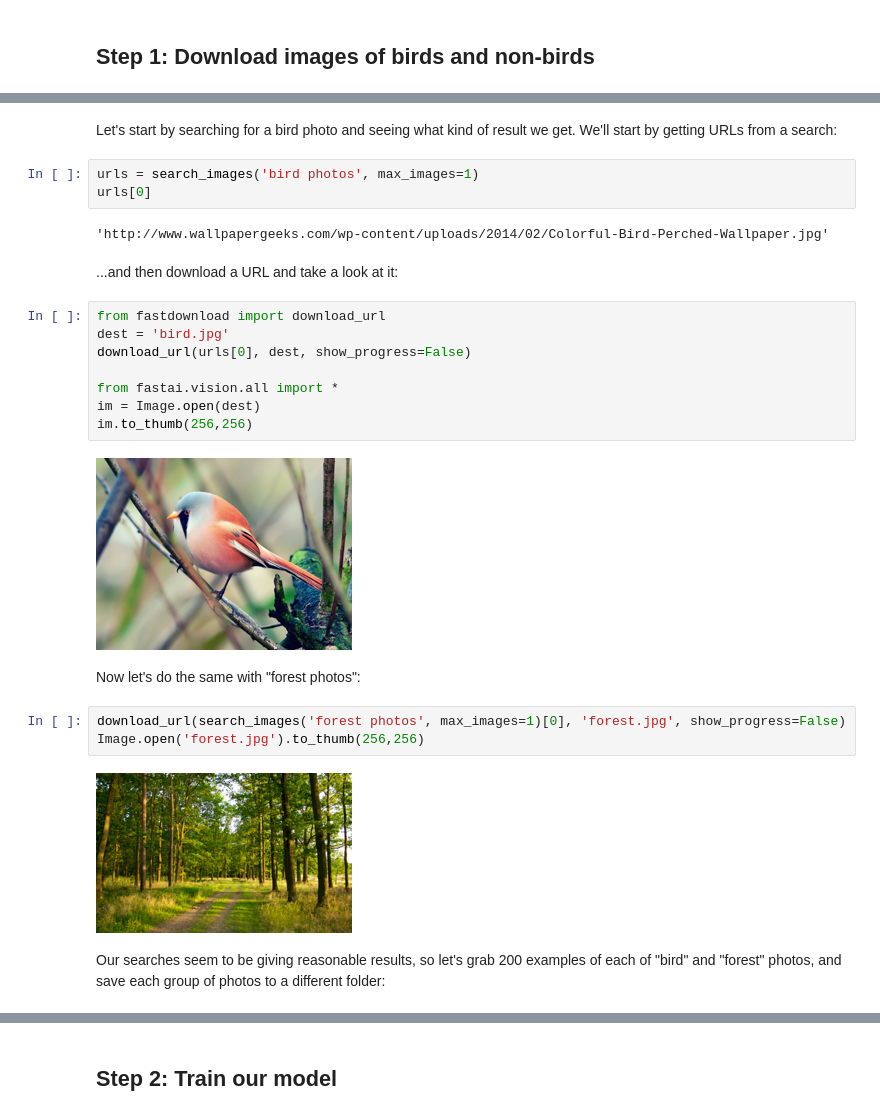
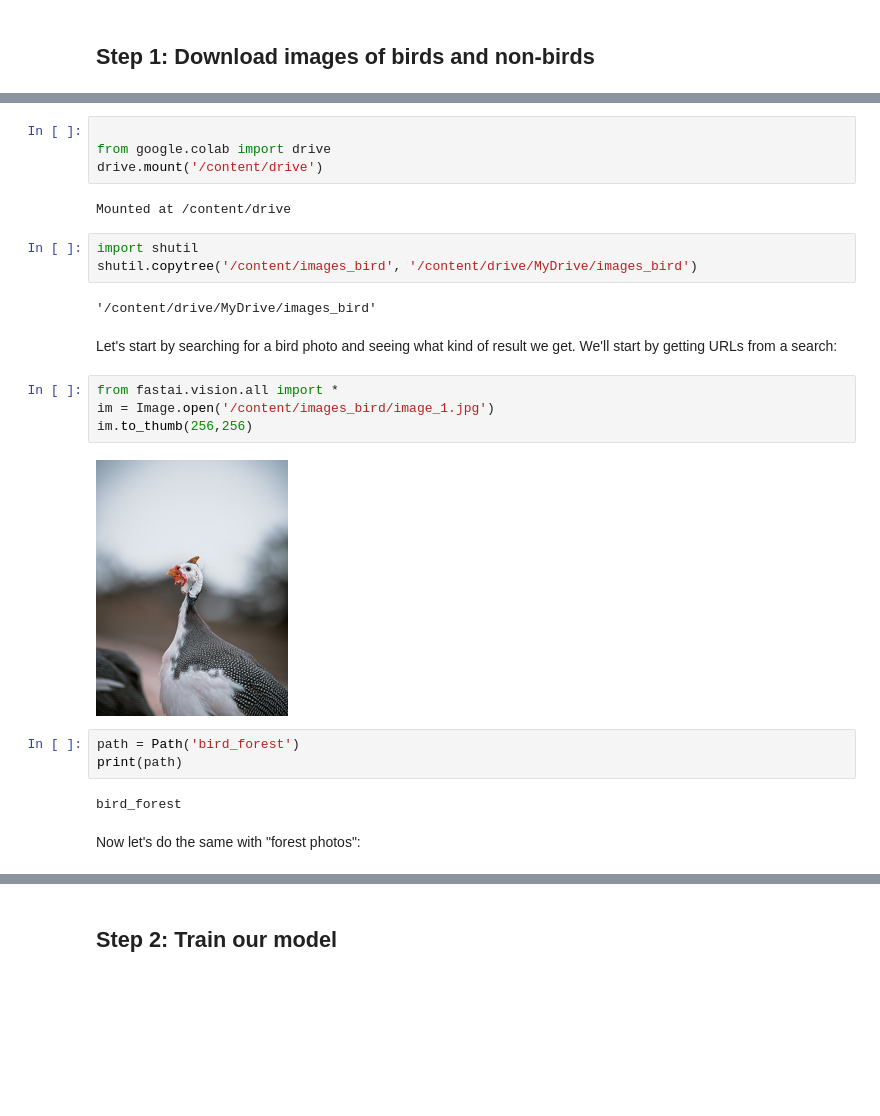
Before and after one commit to khaldon/courseFastAIupdated, a Jupyter notebook: 00-is-it-a-bird-creating-a-model-from-your-own-data.ipynb, the cells around one changed output, grey strips where cells are left out. Saved outputs shown, nothing was run; the diff lists cells and outputs as text; blank space fills up the shorter version.

```diff
--- a/00-is-it-a-bird-creating-a-model-from-your-own-data.ipynb
+++ b/00-is-it-a-bird-creating-a-model-from-your-own-data.ipynb
@@ -89,28 +97,26 @@ def search_images(keywords, max_images=200): return L(DDGS().images(keywords, ma
+# %%
+
+from google.colab import drive
+drive.mount('/content/drive')
+# %% [output]
+Mounted at /content/drive
+# %%
+import shutil
+shutil.copytree('/content/images_bird', '/content/drive/MyDrive/images_bird')
+# %% [output]
+'/content/drive/MyDrive/images_bird'
 # %% [markdown]
 Let's start by searching for a bird photo and seeing what kind of result we get. We'll start by getting URLs from a search:
-# %%
-urls = search_images('bird photos', max_images=1)
-urls[0]
-# %% [output]
-'http://www.wallpapergeeks.com/wp-content/uploads/2014/02/Colorful-Bird-Perched-Wallpaper.jpg'
-# %% [markdown]
-...and then download a URL and take a look at it:
 # %%
-from fastdownload import download_url
-dest = 'bird.jpg'
-download_url(urls[0], dest, show_progress=False)
-
 from fastai.vision.all import *
-im = Image.open(dest)
+im = Image.open('/content/images_bird/image_1.jpg')
 im.to_thumb(256,256)
 # %% [output]
-[figure, old version]
+[figure, new version]
+# %%
+path = Path('bird_forest')
+print(path)
+# %% [output]
+bird_forest
 # %% [markdown]
 Now let's do the same with "forest photos":
-# %%
-download_url(search_images('forest photos', max_images=1)[0], 'forest.jpg', show_progress=False)
-Image.open('forest.jpg').to_thumb(256,256)
-# %% [output]
-[figure, removed]
-# %% [markdown]
-Our searches seem to be giving reasonable results, so let's grab 200 examples of each of "bird" and "forest" photos, and save each group of photos to a different folder:
```
Also changed, not shown: parts of 9 cells of this notebook.
